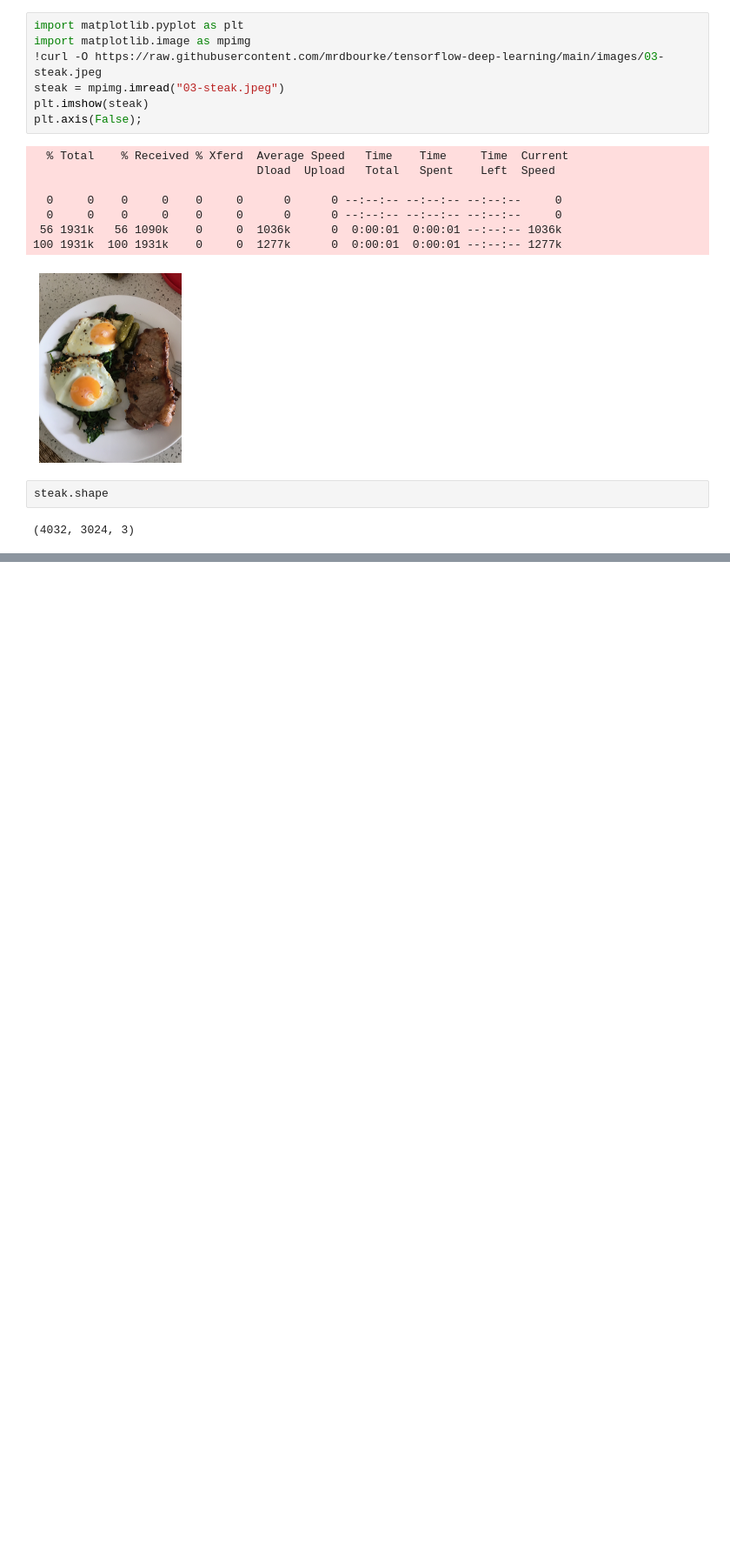
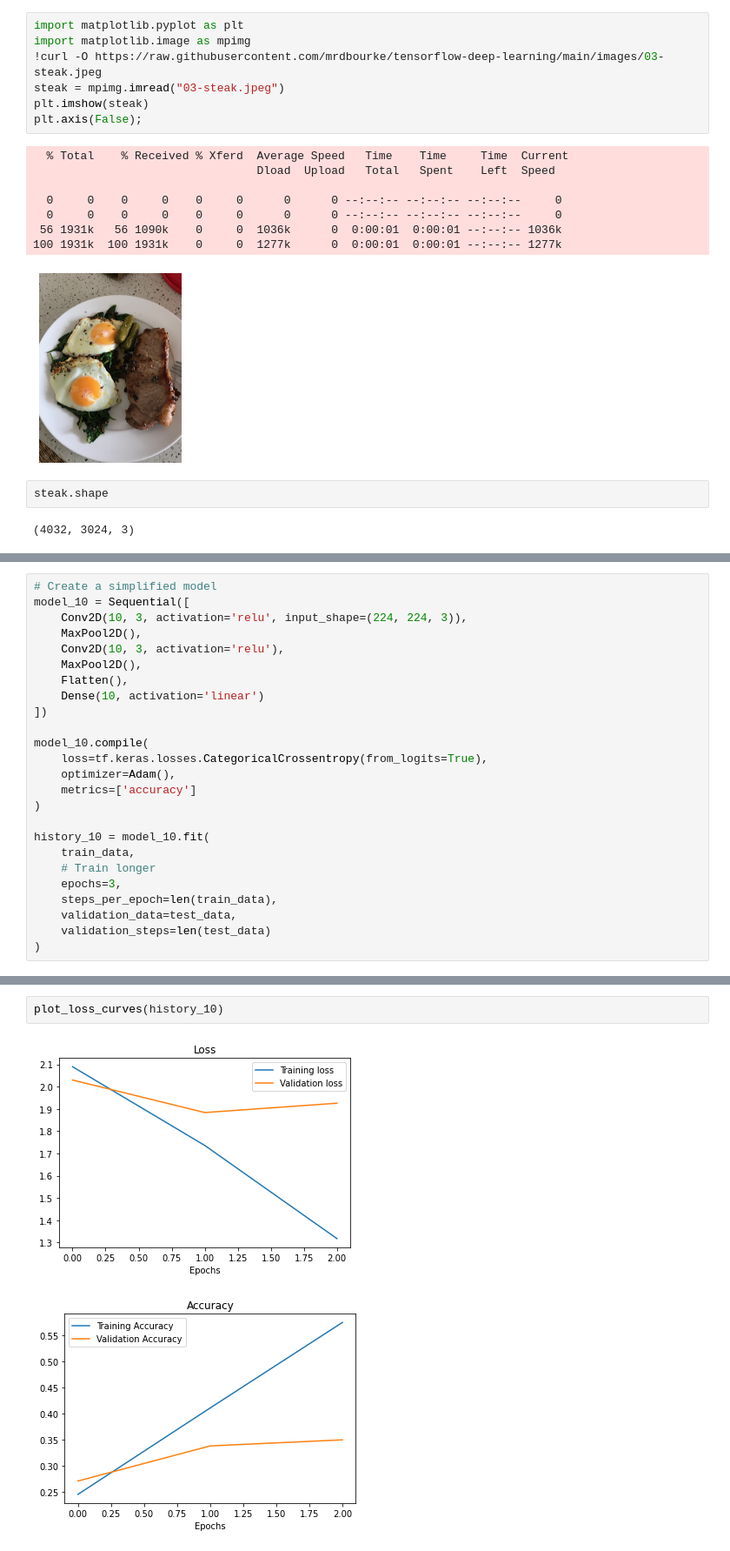
Before and after one commit to Ammar-Raneez/TF_Learning_ZTM, a Jupyter notebook: convolutional-neural-networks.ipynb, the cells around one changed output, grey strips where cells are left out. Shown at 87% size. Saved outputs shown, nothing was run; the diff lists cells and outputs as text; blank space fills up the shorter version.

Commit message:
add improved simpler model

```diff
--- a/convolutional-neural-networks.ipynb
+++ b/convolutional-neural-networks.ipynb
@@ -1333,0 +1323,25 @@ model_9.evaluate(test_data)
+# %%
+# Create a simplified model
+model_10 = Sequential([
+    Conv2D(10, 3, activation='relu', input_shape=(224, 224, 3)),
+    MaxPool2D(),
+    Conv2D(10, 3, activation='relu'),
+    MaxPool2D(),
+    Flatten(),
+    Dense(10, activation='linear')
+])
+
+model_10.compile(
+    loss=tf.keras.losses.CategoricalCrossentropy(from_logits=True),
+    optimizer=Adam(),
+    metrics=['accuracy']
+)
+
+history_10 = model_10.fit(
+    train_data,
+    # Train longer
+    epochs=3,
+    steps_per_epoch=len(train_data),
+    validation_data=test_data,
+    validation_steps=len(test_data)
+)
@@ -1333,0 +1355,5 @@ model_9.evaluate(test_data)
+# %%
+plot_loss_curves(history_10)
+# %% [output]
+[figure, added]
+[figure, added]
```
Also changed, not shown: parts of 67 cells of this notebook.
